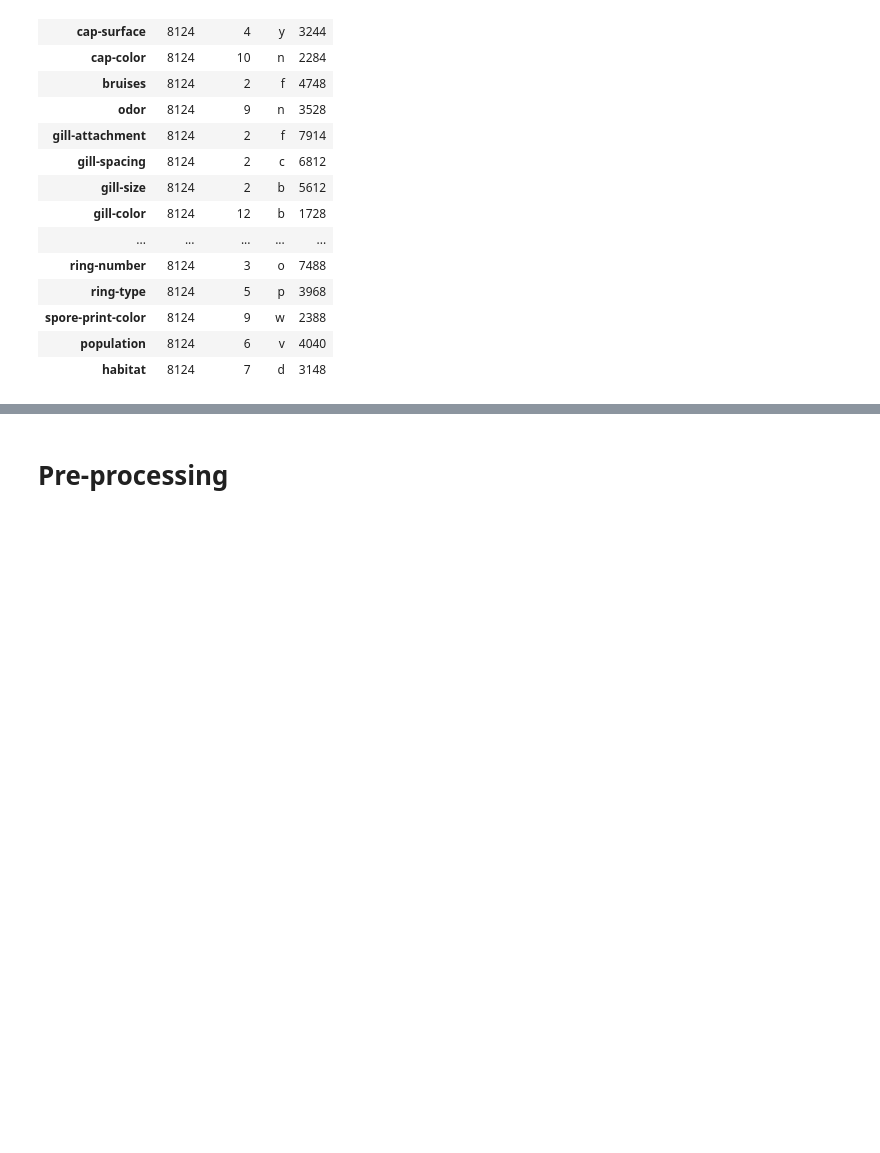
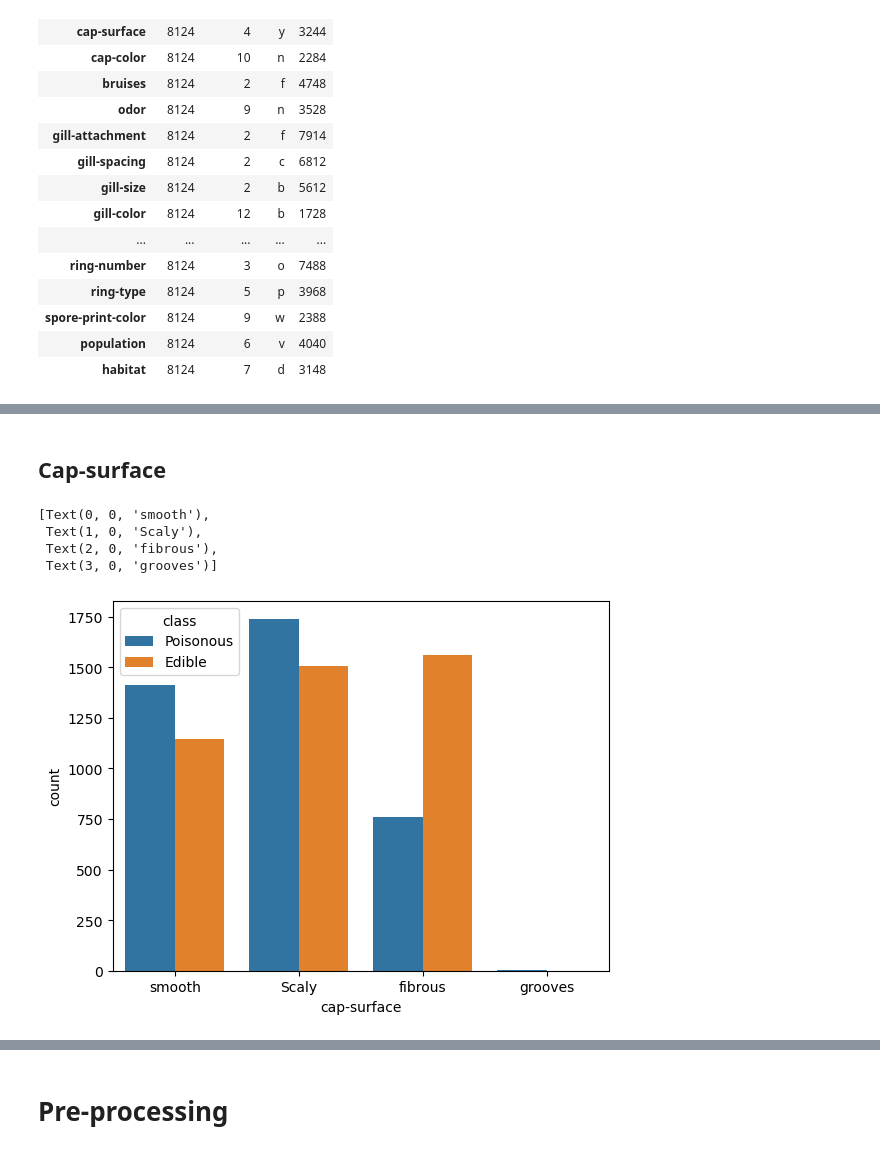
Before and after one commit to RossErskine/ML_Algorithms, a Jupyter notebook: Logistic regression-Mushrooms.ipynb, the cells around one changed output, grey strips where cells are left out. Drawn from its saved outputs; the diff is of its cells as text; code cells hidden in the pictures; blank space fills up the shorter version.

```diff
--- a/Logistic regression-Mushrooms.ipynb
+++ b/Logistic regression-Mushrooms.ipynb
@@ -52,0 +77,11 @@ sns.histplot(all_df['class'])
+# %% [markdown]
+## Cap-surface
+# %%
+ax = sns.countplot(x=all_df['cap-surface'], hue=all_df['class'])
+ax.set_xticklabels(('smooth', 'Scaly','fibrous','grooves'))
+# %% [output]
+[Text(0, 0, 'smooth'),
+ Text(1, 0, 'Scaly'),
+ Text(2, 0, 'fibrous'),
+ Text(3, 0, 'grooves')]
+[figure, added]
```
Also changed, not shown: parts of 14 cells of this notebook.
